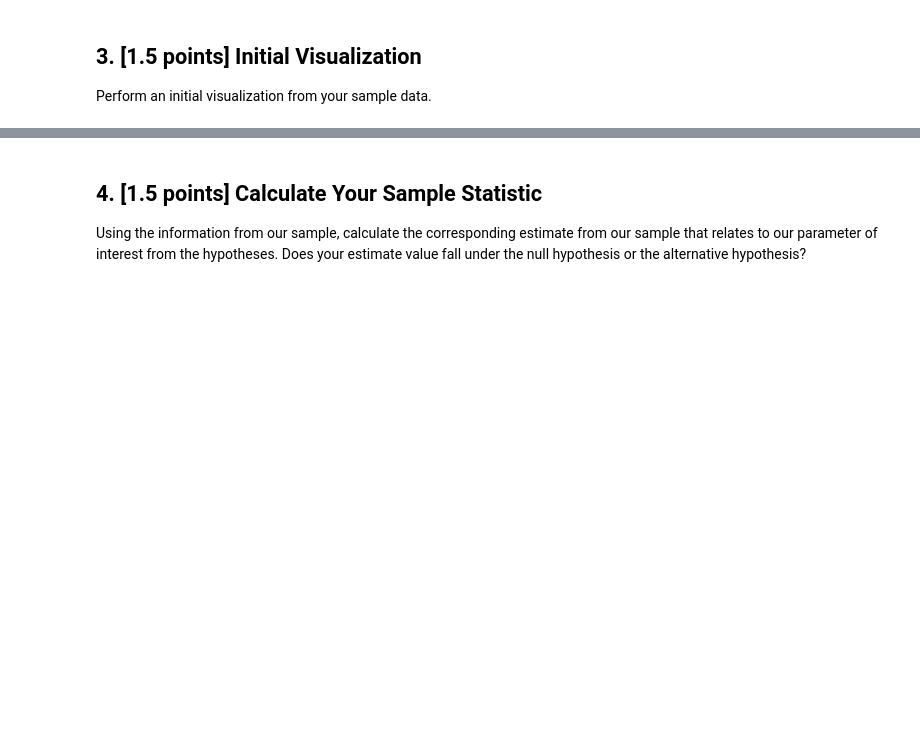
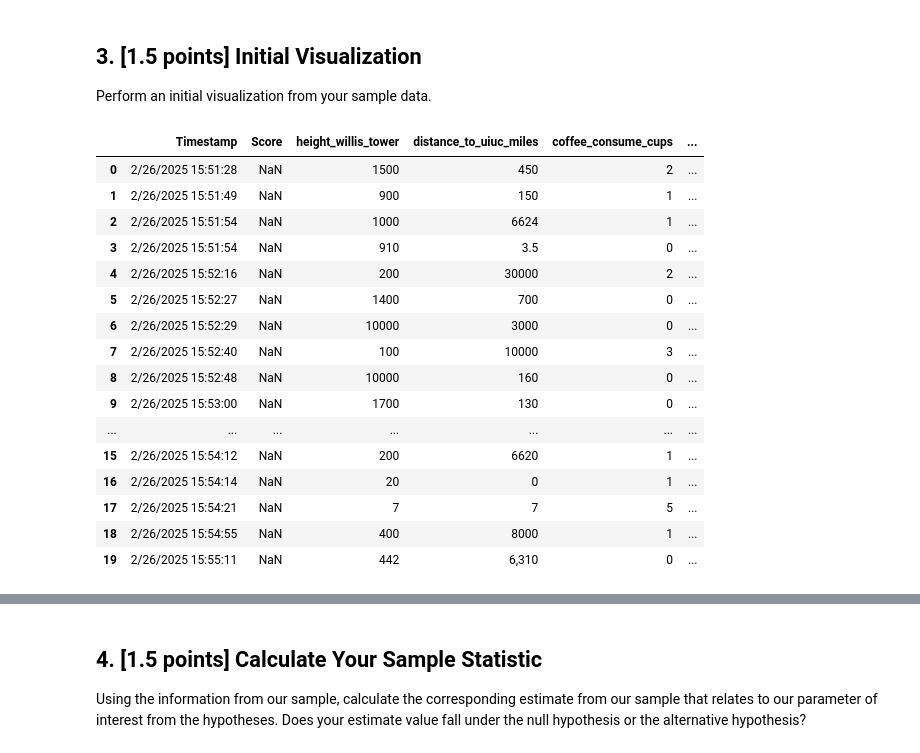
Before and after one commit to soobinj2/stat207, a Jupyter notebook: lab_06/lab_06.ipynb, the cells around one changed output, grey strips where cells are left out. Cells and saved outputs as stored; diff of their text form; code cells hidden in the pictures; blank space fills up the shorter version.

```diff
--- a/lab_06/lab_06.ipynb
+++ b/lab_06/lab_06.ipynb
@@ -88,3 +97,24 @@ Remember that the null hypothesis corresponds to the skeptic's claim and should
 ## 3. [1.5 points] Initial Visualization
 
 Perform an initial visualization from your sample data.
+# %%
+df = pd.read_csv('Lab6_data.csv')
+df
+# %% [output]
+|  | Timestamp | Score | height_willis_tower | distance_to_uiuc_miles | coffee_consume_cups | ... |
+| 0 | 2/26/2025 15:51:28 | NaN | 1500 | 450 | 2 | ... |
+| 1 | 2/26/2025 15:51:49 | NaN | 900 | 150 | 1 | ... |
+| 2 | 2/26/2025 15:51:54 | NaN | 1000 | 6624 | 1 | ... |
+| 3 | 2/26/2025 15:51:54 | NaN | 910 | 3.5 | 0 | ... |
+| 4 | 2/26/2025 15:52:16 | NaN | 200 | 30000 | 2 | ... |
+| 5 | 2/26/2025 15:52:27 | NaN | 1400 | 700 | 0 | ... |
+| 6 | 2/26/2025 15:52:29 | NaN | 10000 | 3000 | 0 | ... |
+| 7 | 2/26/2025 15:52:40 | NaN | 100 | 10000 | 3 | ... |
+| 8 | 2/26/2025 15:52:48 | NaN | 10000 | 160 | 0 | ... |
+| 9 | 2/26/2025 15:53:00 | NaN | 1700 | 130 | 0 | ... |
+| ... | ... | ... | ... | ... | ... | ... |
+| 15 | 2/26/2025 15:54:12 | NaN | 200 | 6620 | 1 | ... |
+| 16 | 2/26/2025 15:54:14 | NaN | 20 | 0 | 1 | ... |
+| 17 | 2/26/2025 15:54:21 | NaN | 7 | 7 | 5 | ... |
+| 18 | 2/26/2025 15:54:55 | NaN | 400 | 8000 | 1 | ... |
+| 19 | 2/26/2025 15:55:11 | NaN | 442 | 6,310 | 0 | ... |
```
Also changed, not shown: parts of 11 cells of this notebook, 3 other files.
